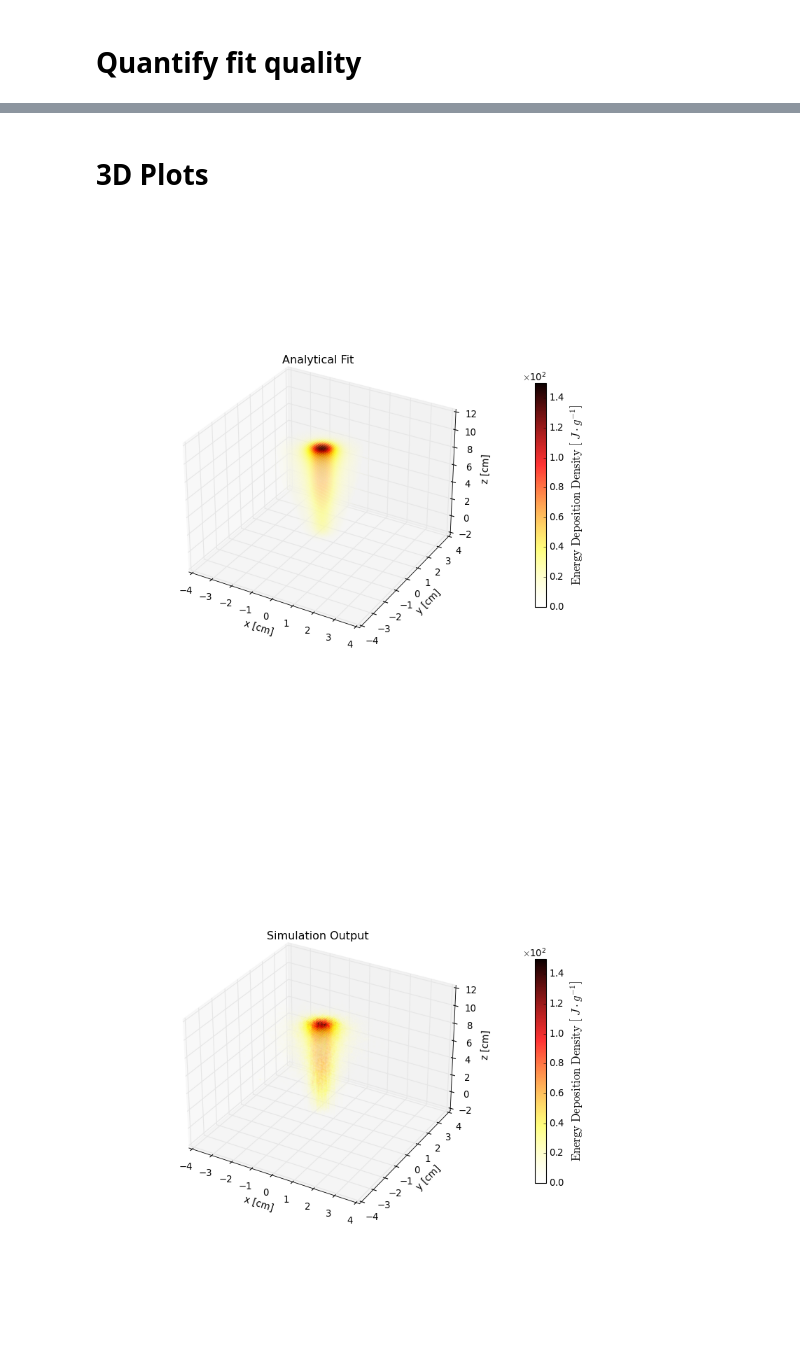
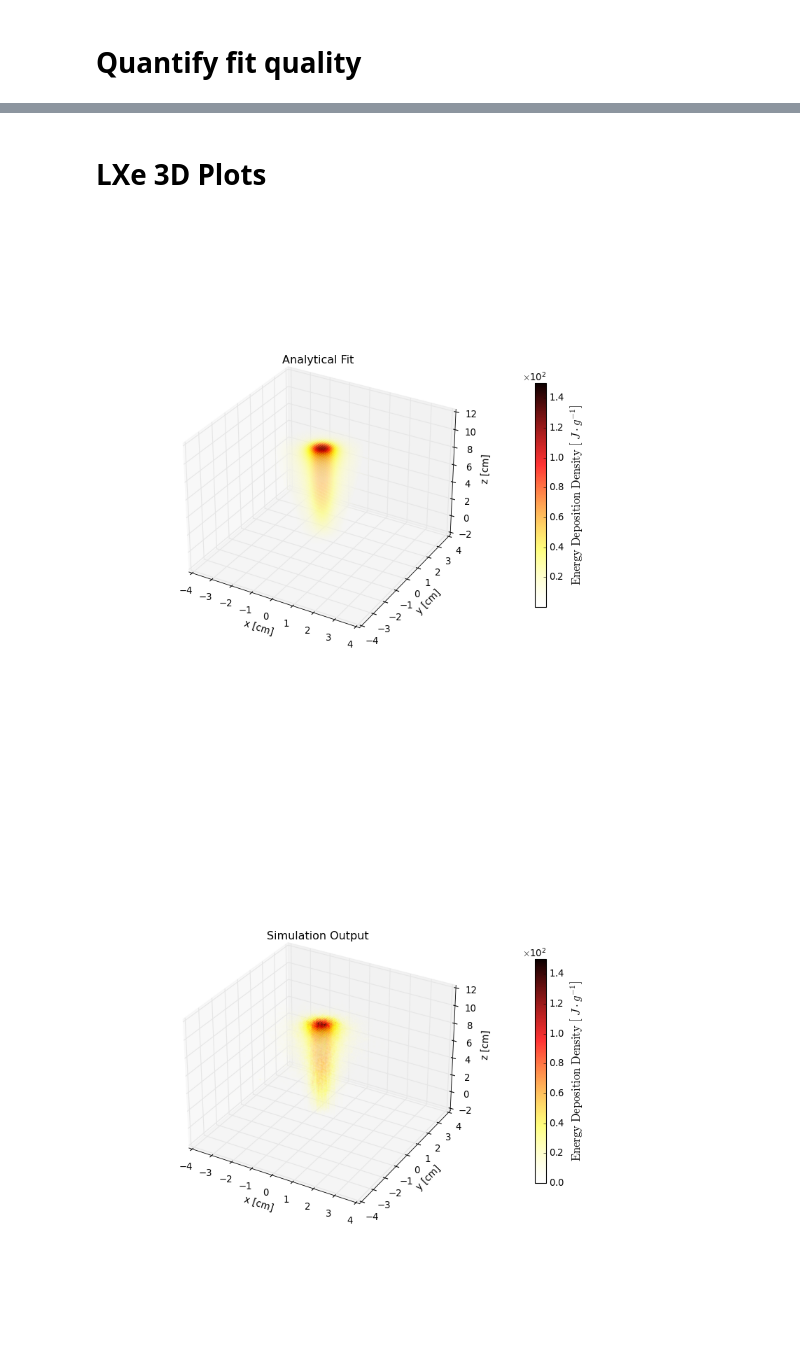
Before and after one commit to MaxVarverakis/G4Bl-LXeSims, a Jupyter notebook: analysis/analytical_comparison.ipynb, the cells around one changed output, grey strips where cells are left out. Saved outputs shown, nothing was run; the diff lists cells and outputs as text; code cells hidden in the pictures.

```diff
--- a/analysis/analytical_comparison.ipynb
+++ b/analysis/analytical_comparison.ipynb
@@ -39,8 +39,9 @@ customCMAP()
 # Load data
 # %%
 WinMat = "Al"
+thickness = 2
 
-path = f"/Users/max/SLAC Fall 2024/LXeSims/{WinMat}_sigmaR_3mm_thickness_2mm"
+path = f"/Users/max/SLAC Fall 2024/LXeSims/{WinMat}_sigmaR_3mm_thickness_{thickness}mm"
 
 df_LXe = pd.read_csv(path + '/LXe.csv')
 df_Entrance = pd.read_csv(path + '/entrance_window.csv')
@@ -50,15 +51,3 @@ df_Exit = pd.read_csv(path + '/exit_window.csv')
 e_charge = 1.602176634e-19
 # %% [markdown]
 # Define analytical fit
-# %%
-def LXe_fit(x,y,z):
-    r = np.sqrt(np.square(x) + np.square(y))
-    analytical_fit = (0.4407495978265278*np.cos(z) + 0.7866913795988698 + z - r)/(np.power(0.9109179376925475*r,2.91869862739583) + 0.07191069521011388)
-
-    return analytical_fit
-
-def LXe_poly_fit(x,y,z):
-    r = np.sqrt(np.square(x) + np.square(y))
-    poly = 15.8686 - 36.3132*r + 30.6176*np.power(r,2) - 12.0189*np.power(r,3) + 2.22137*np.power(r,4) - 0.156084*np.power(r,5) + 2.65629*z - 7.84107*r*z + 7.10356*np.power(r,2)*z - 2.84385*np.power(r,3)*z + 0.526304*np.power(r,4)*z - 0.0367729*np.power(r,5)*z + 6.97253*np.power(z,2) - 13.9226*r*np.power(z,2) + 10.9653*np.power(r,2)*np.power(z,2) - 4.1521*np.power(r,3)*np.power(z,2) + 0.752037*np.power(r,4)*np.power(z,2) - 0.052216*np.power(r,5)*np.power(z,2) - 0.93709*np.power(z,3) + 1.68789*r*np.power(z,3) - 1.27799*np.power(r,2)*np.power(z,3) + 0.479606*np.power(r,3)*np.power(z,3) - 0.0871932*np.power(r,4)*np.power(z,3) + 0.00610615*np.power(r,5)*np.power(z,3) + 0.0473566*np.power(z,4) - 0.0389147*r*np.power(z,4) + 0.00924525*np.power(r,2)*np.power(z,4) + 0.000401714*np.power(r,3)*np.power(z,4) - 0.000410526*np.power(r,4)*np.power(z,4) + 0.0000391046*np.power(r,5)*np.power(z,4) - 0.00119699*np.power(z,5) - 0.000934926*r*np.power(z,5) + 0.0021362*np.power(r,2)*np.power(z,5) - 0.00109666*np.power(r,3)*np.power(z,5) + 0.000228075*np.power(r,4)*np.power(z,5) - 0.0000170324*np.power(r,5)*np.power(z,5)
-
-    return poly
@@ -65,6 +106,9 @@ def LXe_poly_fit(x,y,z):
 # %%
-fit_edd = LXe_fit(df_LXe['x'], df_LXe['y'], df_LXe['z'])
-poly_edd = LXe_poly_fit(df_LXe['x'], df_LXe['y'], df_LXe['z'])
+LXe_fit_edd = LXe_fit(df_LXe['x'], df_LXe['y'], df_LXe['z'], WinMat, thickness)
+Entrance_fit_edd = Entrance_fit(df_Entrance['x'], df_Entrance['y'], WinMat, thickness)
+Exit_fit_edd = Exit_fit(df_Exit['x'], df_Exit['y'], WinMat, thickness)
+
+# poly_edd = LXe_poly_fit(df_LXe['x'], df_LXe['y'], df_LXe['z'])
 # %% [markdown]
 # Quantify fit quality
 # %%
@@ -88,0 +133,16 @@ Median: 0.14395141432068884
+# %%
+mean = np.mean(sub_comparison_masked)
+median = np.median(sub_comparison_masked)
+plt.rcParams["font.family"] = "Times New Roman"
+
+plt.close()
+plt.figure()
+plt.hist(sub_comparison_masked, bins=int(1e2), edgecolor='none', facecolor='tab:blue')
+plt.axvline(mean, c='k', lw=2)
+plt.axvline(median, c='r', lw=1.5)
+plt.legend([f'Mean: {mean:.2f}',f'Median: {median:.2f}'])
+plt.xlabel(r'$E_{\mathrm{dep}}\ \mathrm{Density}:\ \mathrm{simulation\ minus\ analytical\ fit}\ [\mathrm{J}\cdot\mathrm{g}^{-1}]$', fontsize=16)
+plt.title(f'Data shown for points within {eps:.1f} cm of central axis', fontsize=18)
+plt.show()
+
+plt.rcParams["font.family"] = "sans-serif"
@@ -120,21 +182,21 @@ plt.show()
 # %% [markdown]
-# 3D Plots
+# LXe 3D Plots
 # %%
 plt.close()
 fig, ax = plt.subplots(subplot_kw={"projection": "3d"}, figsize=(10,10))
-img = ax.scatter(df_LXe['x'], df_LXe['y'], df_LXe['z'], c=fit_edd, marker='o', s=5, cmap='hot_rT', edgecolors='none', vmax=1.5e2)
+img = ax.scatter(df_LXe['x'], df_LXe['y'], df_LXe['z'], c=LXe_fit_edd, marker='o', s=5, cmap='hot_rT', edgecolors='none', vmax=1.5e2)
 ax.set_xlabel('x [cm]')
 ax.set_ylabel('y [cm]')
 ax.set_zlabel('z [cm]')
 # ax.set_title('Scaled to ILC Parameters')
 plt.title('Analytical Fit')
 cb = fig.colorbar(img, ax=ax, pad=0.15, shrink=.5)
 cb.set_label(label=r'$\mathrm{Energy\ Deposition\ Density}\ \left[\ J\cdot g^{-1}\right]$', fontsize=15)
 cb.formatter.set_useMathText(True)
 cb.formatter.set_powerlimits((0, 0))
 plt.show()
 # %% [output]
-[figure, old version]
+[figure, new version]
 # %%
 plt.close()
 fig, ax = plt.subplots(subplot_kw={"projection": "3d"}, figsize=(10,10))
```
Also changed, not shown: parts of 10 cells of this notebook, 7 other files.
